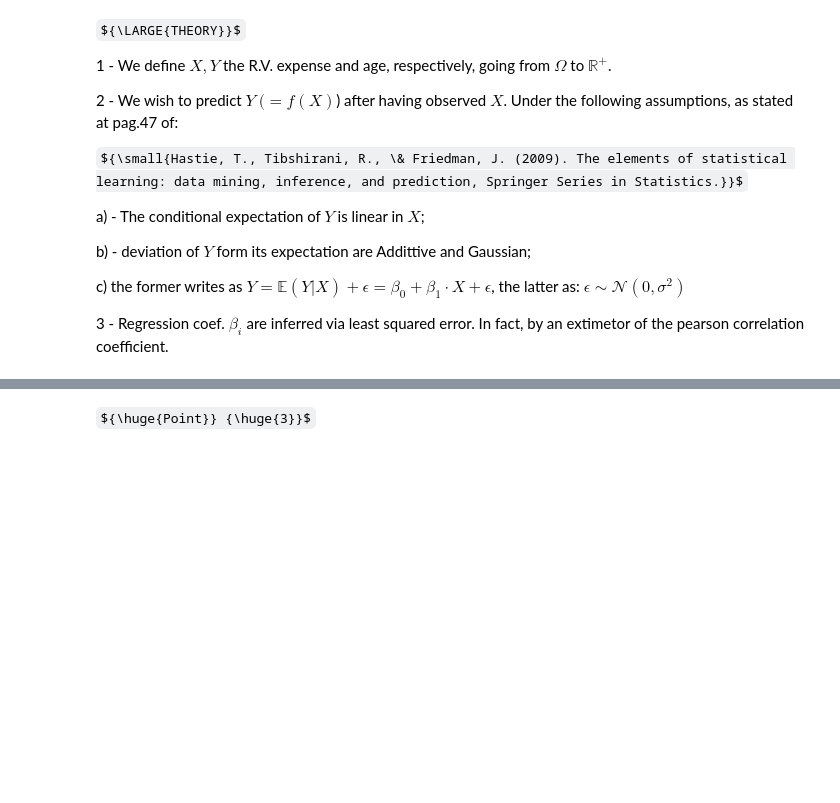
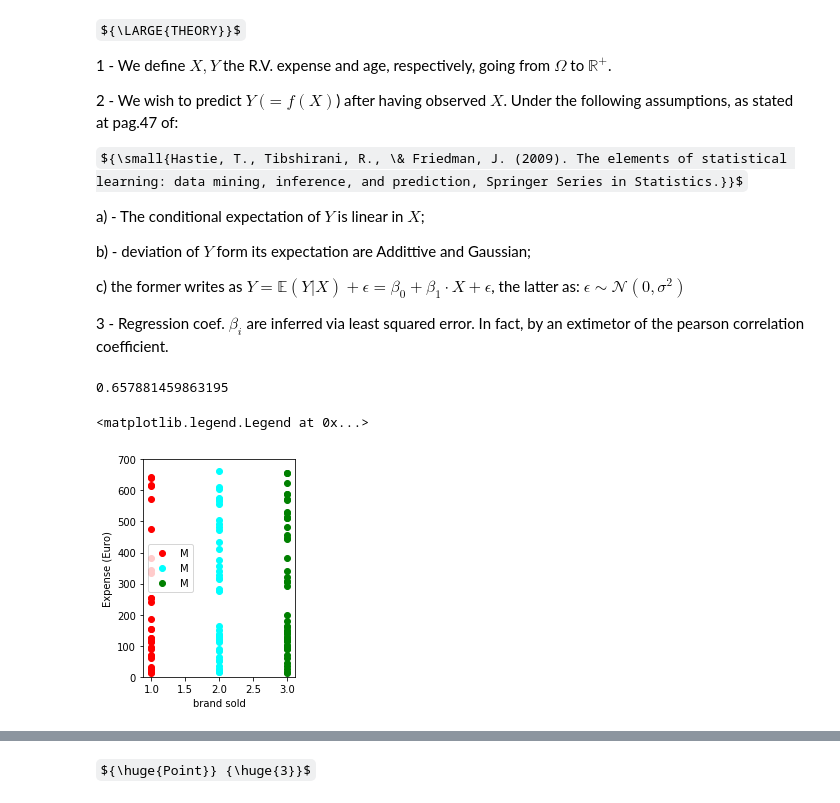
Before and after one commit to EmanueleLucrezia/ML4mag104, a Jupyter notebook: sketch1.ipynb, the cells around one changed output, grey strips where cells are left out. Drawn from its saved outputs; the diff is of its cells as text; code cells hidden in the pictures; some formulas as TeX source; blank space fills up the shorter version.

```diff
--- a/sketch1.ipynb
+++ b/sketch1.ipynb
@@ -29,6 +26,7 @@ expFloat = df['expense'].apply(lambda x:float(x[1:].split(',')[0]))
 expArr = np.array(expFloat)
 ageArr = np.array(df['costumer_age'])
 visitArr = np.array(df['visit_duration'])
+brandArr = np.array(df['shoes_bought'])
 # %% [markdown]
 ${\huge{Point}} {\huge{1}}$
 # %% [markdown]
@@ -203,0 +210,20 @@ ${\small{Hastie, T., Tibshirani, R., \& Friedman, J. (2009). The elements of sta
+# %%
+''' Supervised Learning '''
+### Predict expense (differences) given brand bought
+f,p = f_oneway(expArr[brandArr=='nike'],expArr[brandArr=='fila'], expArr[brandArr=='adidas'])
+print(p)
+
+fig3 = plt.figure(figsize=(6,4))
+ax = fig3.add_subplot(121)#, projection='3d',aspect=True)
+ax.scatter([1]*sum(brandArr=='nike'), expArr[brandArr=='nike'], marker='o', color='red',label='M')
+ax.scatter([2]*sum(brandArr=='fila'), expArr[brandArr=='fila'], marker='o', color='cyan',label='M')
+ax.scatter([3]*sum(brandArr=='adidas'), expArr[brandArr=='adidas'], marker='o', color='green',label='M')
+
+ax.set_xlabel('brand sold')
+ax.set_ylabel('Expense (Euro)')
+ax.set_ylim([0,700])
+plt.legend()
+# %% [output]
+0.657881459863195
+<matplotlib.legend.Legend at 0x...>
+[figure, added]
```
Also changed, not shown: parts of 6 cells of this notebook.
